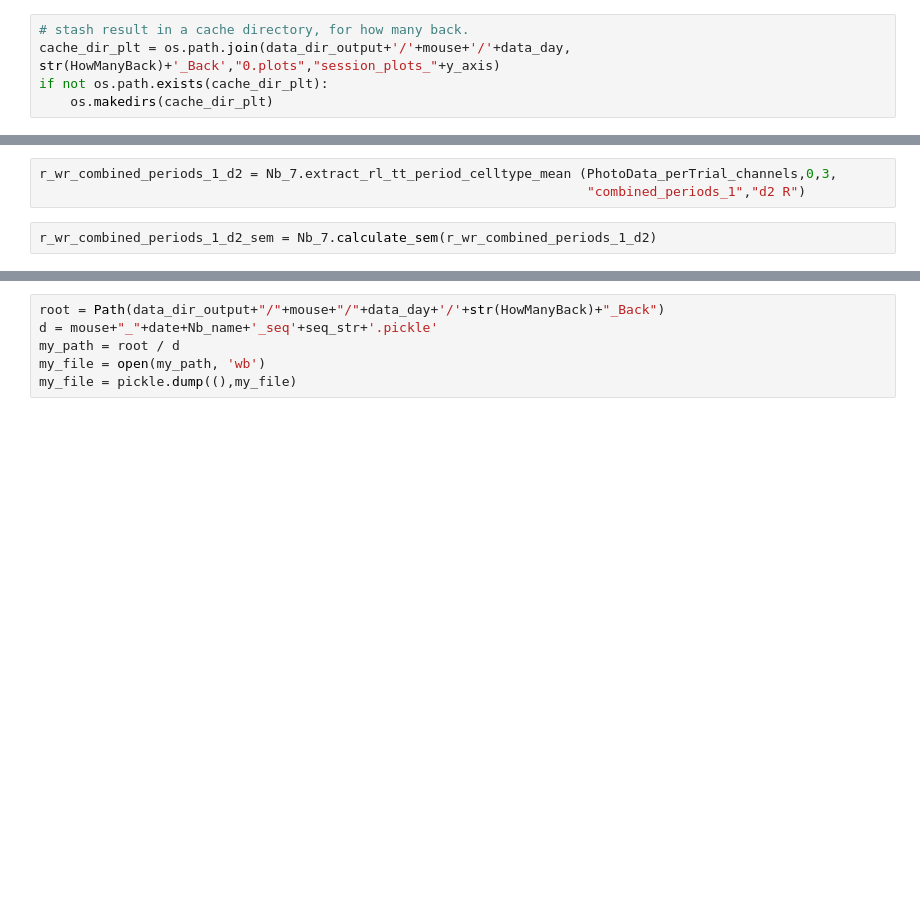
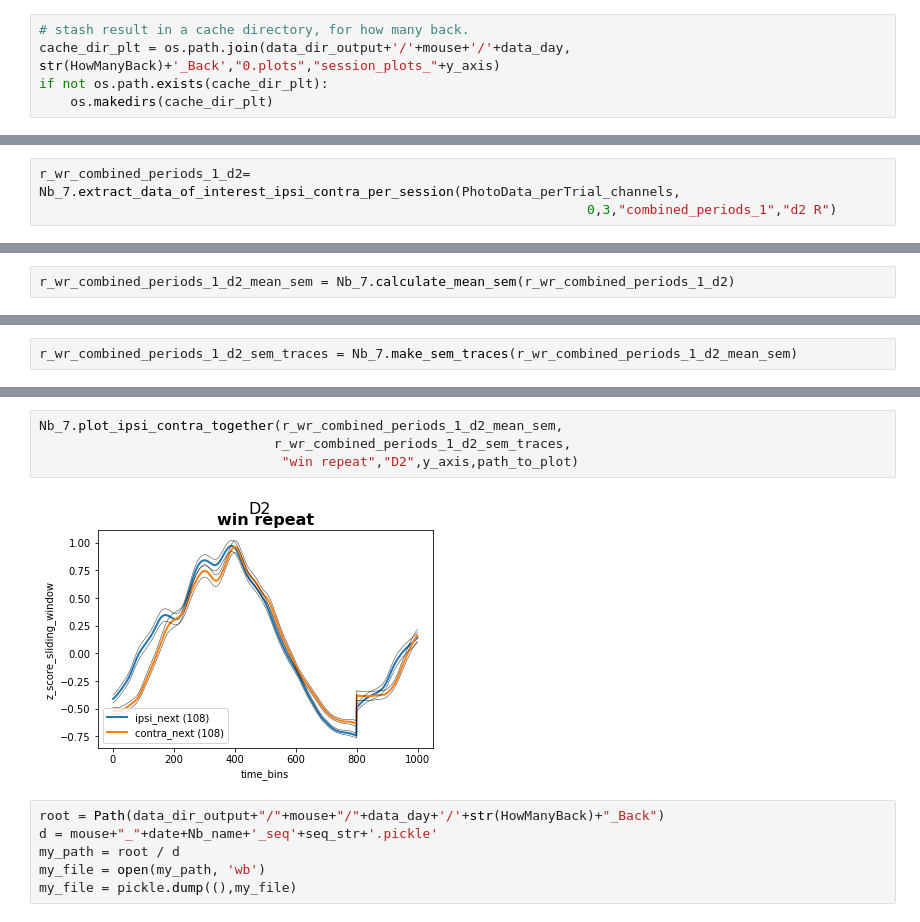
Before and after one commit to gilmandelbaum/analysis-pipeline-for-photometry_ex, a Jupyter notebook: papermill_and_helper_functions/TestOutPut.ipynb, the cells around one changed output, grey strips where cells are left out. Saved outputs shown, nothing was run; the diff lists cells and outputs as text; blank space fills up the shorter version.

```diff
--- a/papermill_and_helper_functions/TestOutPut.ipynb
+++ b/papermill_and_helper_functions/TestOutPut.ipynb
@@ -142,0 +103,3 @@ r_ls_combined_periods_1_d1 = Nb_7.extract_rl_tt_period_celltype_mean (PhotoData_
+# %%
+r_wr_combined_periods_1_d2= Nb_7.extract_data_of_interest_ipsi_contra_per_session(PhotoData_perTrial_channels,
+                                                                      0,3,"combined_periods_1","d2 R")
@@ -170,5 +114,2 @@ Nb_7.plot_ipsi_contra_together(r_wr_combined_periods_1_d1,r_wr_combined_periods_
-# %%
-r_wr_combined_periods_1_d2 = Nb_7.extract_rl_tt_period_celltype_mean (PhotoData_perTrial_channels,0,3,
-                                                                      "combined_periods_1","d2 R")
 # %%
-r_wr_combined_periods_1_d2_sem = Nb_7.calculate_sem(r_wr_combined_periods_1_d2)
+r_wr_combined_periods_1_d2_mean_sem = Nb_7.calculate_mean_sem(r_wr_combined_periods_1_d2)
@@ -179,0 +124,2 @@ Nb_7.plot_ipsi_contra_together(r_wr_combined_periods_1_d2,r_wr_combined_periods_
+# %%
+r_wr_combined_periods_1_d2_sem_traces = Nb_7.make_sem_traces(r_wr_combined_periods_1_d2_mean_sem)
@@ -180,3 +146,9 @@ Nb_7.plot_ipsi_contra_together(r_wr_combined_periods_1_d2,r_wr_combined_periods_
+# %%
+Nb_7.plot_ipsi_contra_together(r_wr_combined_periods_1_d2_mean_sem,
+                              r_wr_combined_periods_1_d2_sem_traces,
+                               "win repeat","D2",y_axis,path_to_plot)
+# %% [output]
+[figure, added]
 # %%
 root = Path(data_dir_output+"/"+mouse+"/"+data_day+'/'+str(HowManyBack)+"_Back")
 d = mouse+"_"+date+Nb_name+'_seq'+seq_str+'.pickle'
```
Also changed, not shown: parts of 30 cells of this notebook.
